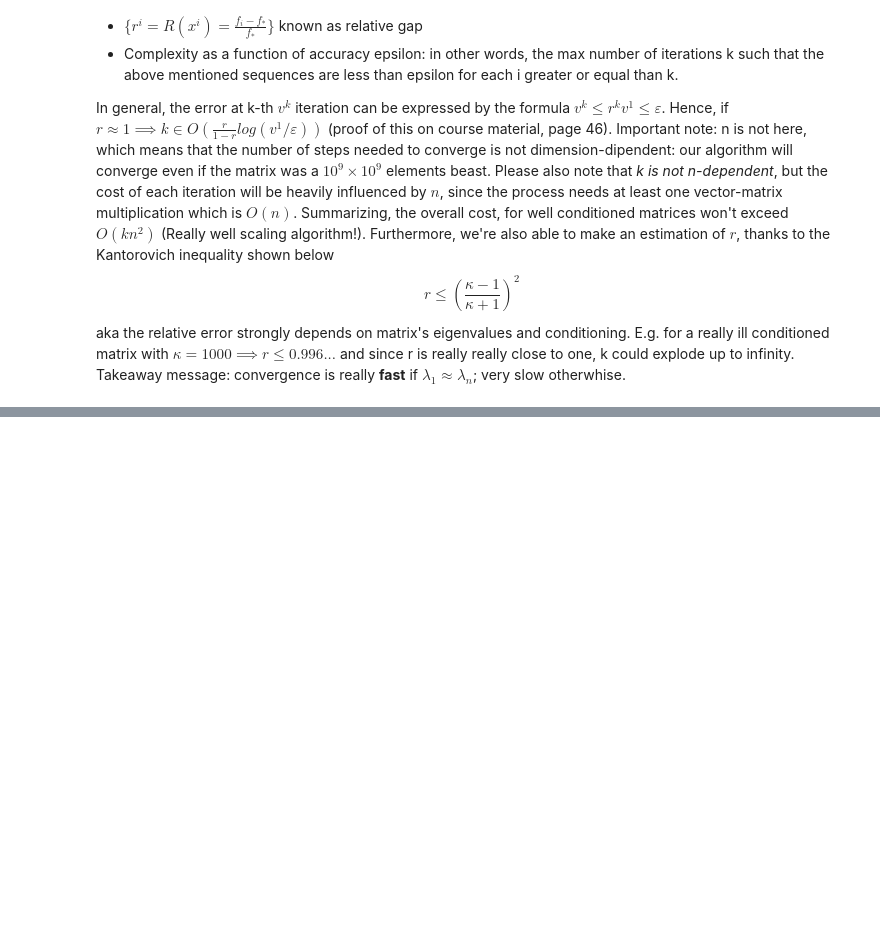
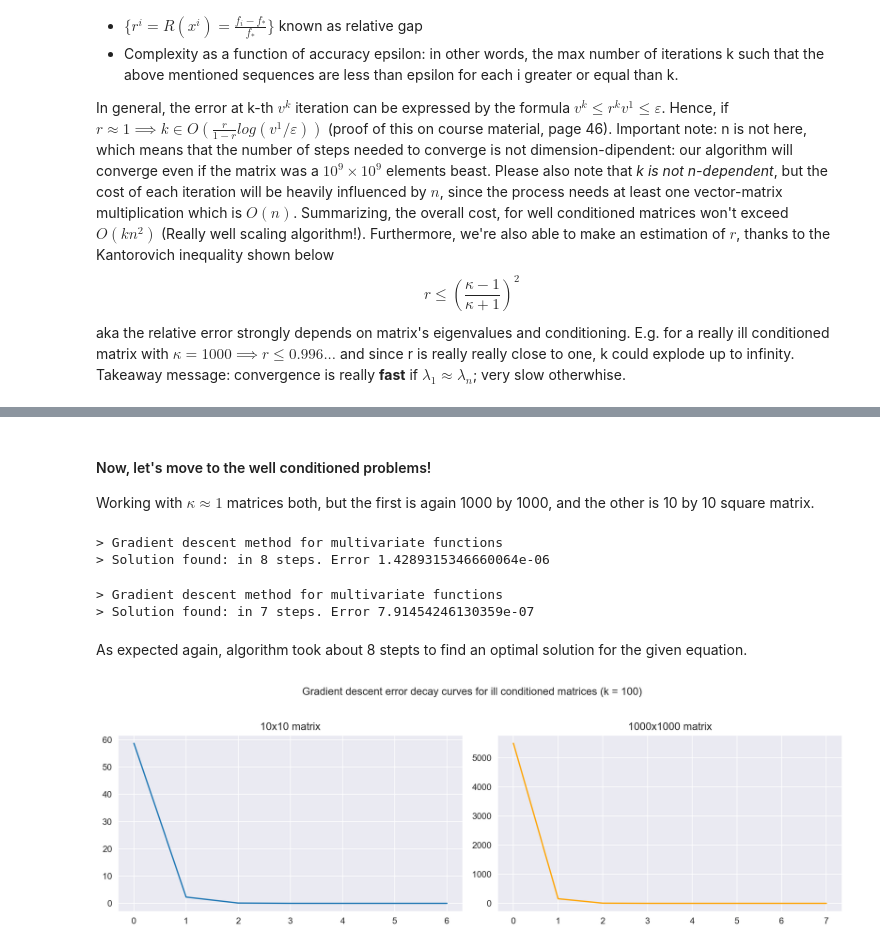
Before and after one commit to vornao/optimization-data-science-unipi, a Jupyter notebook: multivariate-quadratic-functions/multivariate-quadratic-functions.ipynb, the cells around one changed output, grey strips where cells are left out. Saved outputs shown, nothing was run; the diff lists cells and outputs as text; code cells hidden in the pictures; blank space fills up the shorter version.

```diff
--- a/multivariate-quadratic-functions/multivariate-quadratic-functions.ipynb
+++ b/multivariate-quadratic-functions/multivariate-quadratic-functions.ipynb
@@ -243,0 +286,27 @@ k could explode up to infinity. Takeaway message: convergence is really __fast__
+# %% [markdown]
+#### Now, let's move to the well conditioned problems!
+Working with $\kappa \approx 1$ matrices both, but the first is again 1000 by 1000, and the other is 10 by 10 square matrix.
+# %%
+# first, test the big guy with lambda_min = 1, lambda_max=9, k=9/10
+x, err, stats_bwc  = SGD(big_well_conditioned, alpha=2/(9+10), q=qbw, x=np.zeros(1000), eps=10e-6)
+# %% [output]
+> Gradient descent method for multivariate functions
+> Solution found: in 8 steps. Error 1.4289315346660064e-06
+# %%
+# them test the small guy
+x, err, stats_swc  = SGD(small_well_cond, alpha=2/(9+10), q=qsw, x=np.zeros(10), eps=10e-6)
+# %% [output]
+> Gradient descent method for multivariate functions
+> Solution found: in 7 steps. Error 7.91454246130359e-07
+# %% [markdown]
+As expected again, algorithm took about 8 stepts to find an optimal solution for the given equation.
+# %%
+fig, ax = plt.subplots(1,2)
+l1 = sns.lineplot(stats_swc, ax=ax[0])
+l2 = sns.lineplot(stats_bwc, ax=ax[1], color='orange')
+fig.suptitle(f'Gradient descent error decay curves for ill conditioned matrices (k = 100)\n')
+l1.set_title('10x10 matrix')
+l2.set_title('1000x1000 matrix')
+fig.tight_layout()
+# %% [output]
+[figure, added]
```
Also changed, not shown: parts of 9 cells of this notebook.
